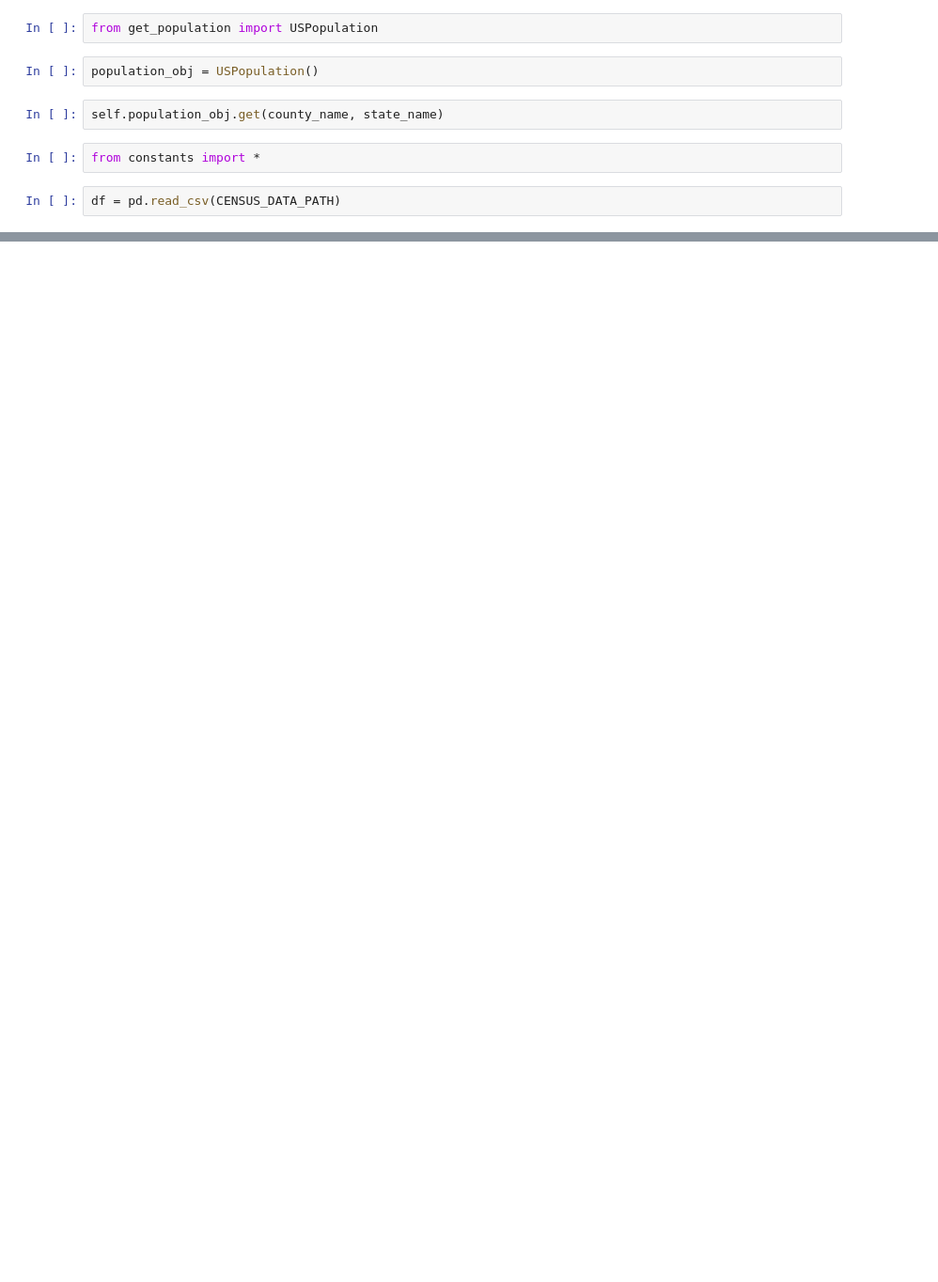
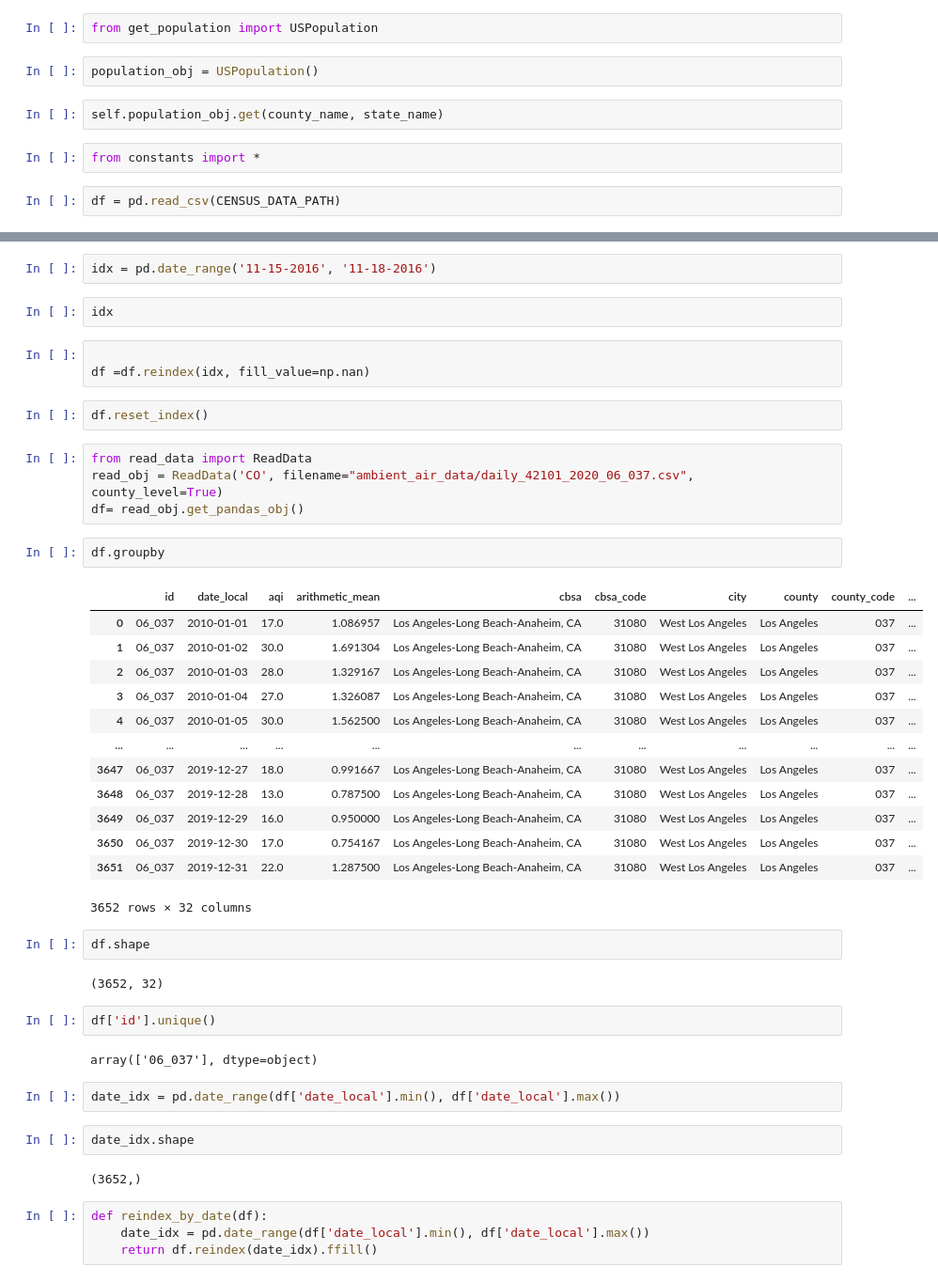
Before and after one commit to newtein/tailpipe_standards, a Jupyter notebook: Untitled.ipynb, the cells around one changed output, grey strips where cells are left out. Shown at 94% size. Drawn from its saved outputs; the diff is of its cells as text; blank space fills up the shorter version.

```diff
--- a/Untitled.ipynb
+++ b/Untitled.ipynb
@@ -62,0 +78,47 @@ len("Pennsylvania")
+# %%
+idx = pd.date_range('11-15-2016', '11-18-2016')
+# %%
+idx
+# %%
+
+df =df.reindex(idx, fill_value=np.nan)
+# %%
+df.reset_index()
+# %%
+from read_data import ReadData
+read_obj = ReadData('CO', filename="ambient_air_data/daily_42101_2020_06_037.csv", county_level=True)
+df= read_obj.get_pandas_obj()
+# %%
+df.groupby
+# %% [output]
+|  | id | date_local | aqi | arithmetic_mean | cbsa | cbsa_code | city | county | county_code | ... |
+| 0 | 06_037 | 2010-01-01 | 17.0 | 1.086957 | Los Angeles-Long Beach-Anaheim, CA | 31080 | West Los Angeles | Los Angeles | 037 | ... |
+| 1 | 06_037 | 2010-01-02 | 30.0 | 1.691304 | Los Angeles-Long Beach-Anaheim, CA | 31080 | West Los Angeles | Los Angeles | 037 | ... |
+| 2 | 06_037 | 2010-01-03 | 28.0 | 1.329167 | Los Angeles-Long Beach-Anaheim, CA | 31080 | West Los Angeles | Los Angeles | 037 | ... |
+| 3 | 06_037 | 2010-01-04 | 27.0 | 1.326087 | Los Angeles-Long Beach-Anaheim, CA | 31080 | West Los Angeles | Los Angeles | 037 | ... |
+| 4 | 06_037 | 2010-01-05 | 30.0 | 1.562500 | Los Angeles-Long Beach-Anaheim, CA | 31080 | West Los Angeles | Los Angeles | 037 | ... |
+| ... | ... | ... | ... | ... | ... | ... | ... | ... | ... | ... |
+| 3647 | 06_037 | 2019-12-27 | 18.0 | 0.991667 | Los Angeles-Long Beach-Anaheim, CA | 31080 | West Los Angeles | Los Angeles | 037 | ... |
+| 3648 | 06_037 | 2019-12-28 | 13.0 | 0.787500 | Los Angeles-Long Beach-Anaheim, CA | 31080 | West Los Angeles | Los Angeles | 037 | ... |
+| 3649 | 06_037 | 2019-12-29 | 16.0 | 0.950000 | Los Angeles-Long Beach-Anaheim, CA | 31080 | West Los Angeles | Los Angeles | 037 | ... |
+| 3650 | 06_037 | 2019-12-30 | 17.0 | 0.754167 | Los Angeles-Long Beach-Anaheim, CA | 31080 | West Los Angeles | Los Angeles | 037 | ... |
+| 3651 | 06_037 | 2019-12-31 | 22.0 | 1.287500 | Los Angeles-Long Beach-Anaheim, CA | 31080 | West Los Angeles | Los Angeles | 037 | ... |
+3652 rows × 32 columns
+# %%
+df.shape
+# %% [output]
+(3652, 32)
+# %%
+df['id'].unique()
+# %% [output]
+array(['06_037'], dtype=object)
+# %%
+date_idx = pd.date_range(df['date_local'].min(), df['date_local'].max())
+# %%
+date_idx.shape
+# %% [output]
+(3652,)
+# %%
+def reindex_by_date(df):
+    date_idx = pd.date_range(df['date_local'].min(), df['date_local'].max())
+    return df.reindex(date_idx).ffill()
```
Also changed, not shown: parts of 30 cells of this notebook, 25 other files.
